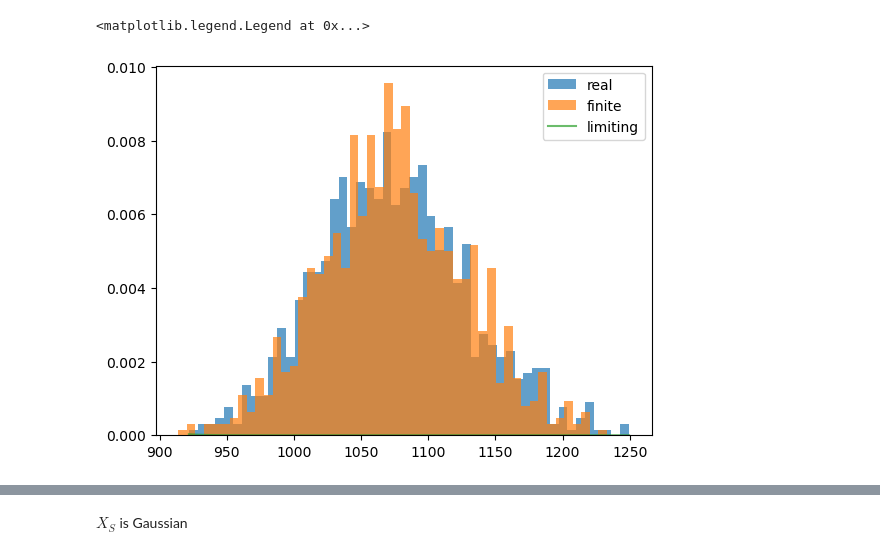
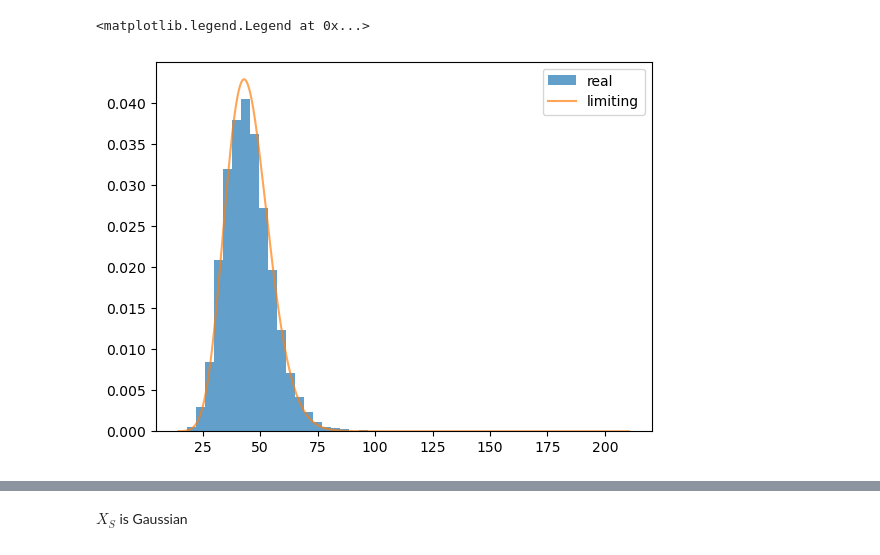
Before and after one commit to AnavSood/CSS, a Jupyter notebook: notebooks/model_selection.ipynb, the cells around one changed output, grey strips where cells are left out. Drawn from its saved outputs; the diff is of its cells as text; code cells hidden in the pictures.

```diff
--- a/notebooks/model_selection.ipynb
+++ b/notebooks/model_selection.ipynb
@@ -72,42 +81,44 @@ def sample_null(B, n, p, k):
     null_chi_sqs = np.hstack([np.zeros(B).reshape((B, 1)), null_chi_sqs])
     return n*(np.sum( np.log(null_chi_sqs/full_chi_sqs + 1), axis=1))
 # %%
-B = 1000
-n=200
-p=80
-k=40
+B = 10000
+n=5000
+p=20
+k=10
 stats = []
-t_df=5
+t_df=3
 chi_df=3
 
 
 if (p-k) % 2 == 1:
     print('p-k must be even')
 
 X_S = np.random.uniform(-100, 100, (n, k))
 H = X_S @ np.linalg.inv(X_S.T @ X_S) @ X_S.T
 P = np.eye(n) - X_S @ np.linalg.inv(X_S.T @ X_S) @ X_S.T
 
 for i in tqdm(range(B)):
     #if t_df == np.inf:
     #    E = np.random.normal(0, 1, size=(n, p-k))
     #else:
     #    E = np.random.standard_t(df=t_df, size=(n, p))
-    E1 = np.random.chisquare(chi_df, size=(n, int((p-k)/2))) - chi_df
-    E2 = np.random.standard_t(df=t_df, size=(n, int((p-k)/2)))
-    E = np.hstack([E1, E2])
-    #M = E.T @ E
-    M = E.T @ P @ E
+    #E1 = np.random.chisquare(chi_df, size=(n, int((p-k)/2))) - chi_df
+    #E2 = np.random.standard_t(df=t_df, size=(n, int((p-k)/2)))
+    #E = np.hstack([E1, E2])
+    #E = np.random.choice([-1, 1], size=(n, p-k))
+    E = np.random.standard_t(df=t_df, size=(n, p-k))
+    M = E.T @ E
+    #M = E.T @ P @ E
     stats.append( n*(np.sum(np.log(np.diag(M))) - np.log(np.linalg.det(M))) )
 plt.hist(stats, bins=50, density=True, label='real', alpha=0.7)
-plt.hist(sample_null(B, n, p, k), bins=50, density=True, label='finite', alpha=0.7)
+#plt.hist(sample_null(B, n, p, k), bins=50, density=True, label='finite', alpha=0.7)
 
 x = np.arange(min(stats), max(stats), 0.001)
 plt.plot(x,chi2.pdf(x, df=int((p-k)*(p-k-1)/2)), label='limiting',alpha=0.7)
 plt.legend()
 # %% [output]
 <matplotlib.legend.Legend at 0x...>
-[figure, old version]
+[figure, new version]
 # %%
 fig, axes = plt.subplots(1, 2, figsize=(10 , 3 ))
 
```
Also changed, not shown: parts of 36 cells of this notebook, 11 other files.
